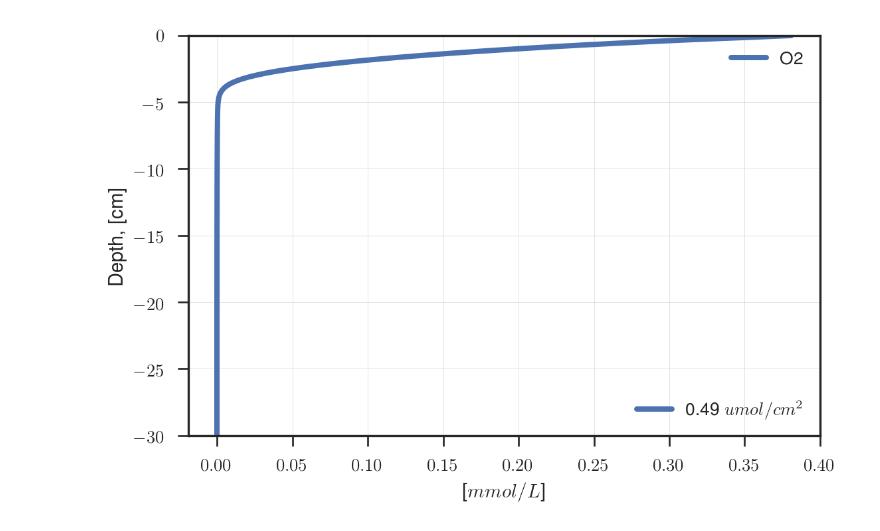
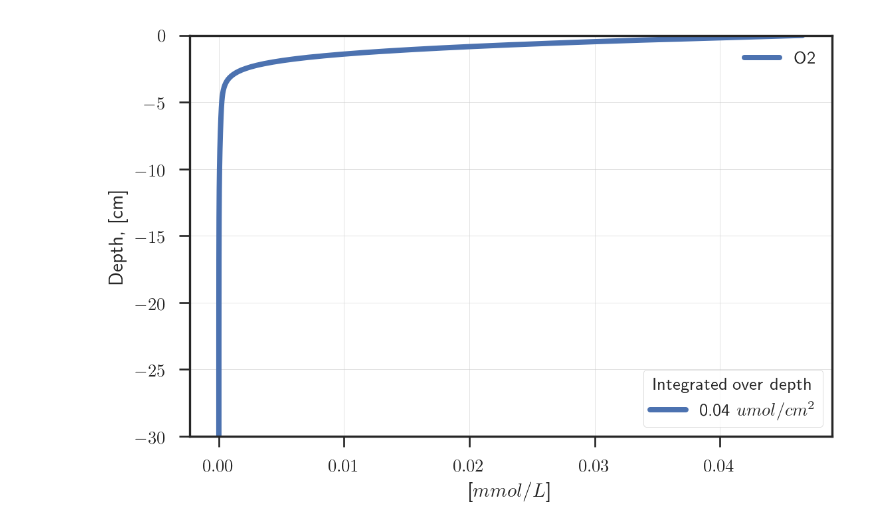
Before and after one commit to biogeochemistry/MyLake_v2_Vansjo, a Jupyter notebook: Postproc_code/results.ipynb, the cells around one changed output. Cells and saved outputs as stored; diff of their text form; code cells hidden in the pictures.

```diff
--- a/Postproc_code/results.ipynb
+++ b/Postproc_code/results.ipynb
@@ -64,4 +64,4 @@ plotter.contour_plot('water-column', ['Fe3'])
 # %%
-plotter.bulk_sediment_profile(['O2',])
+plotter.bulk_sediment_profile(['O2',], years_ago=0.3)
 # %% [output]
-[figure, old version]
+[figure, new version]
```
Also changed, not shown: parts of 14 cells of this notebook, 1 other file.
